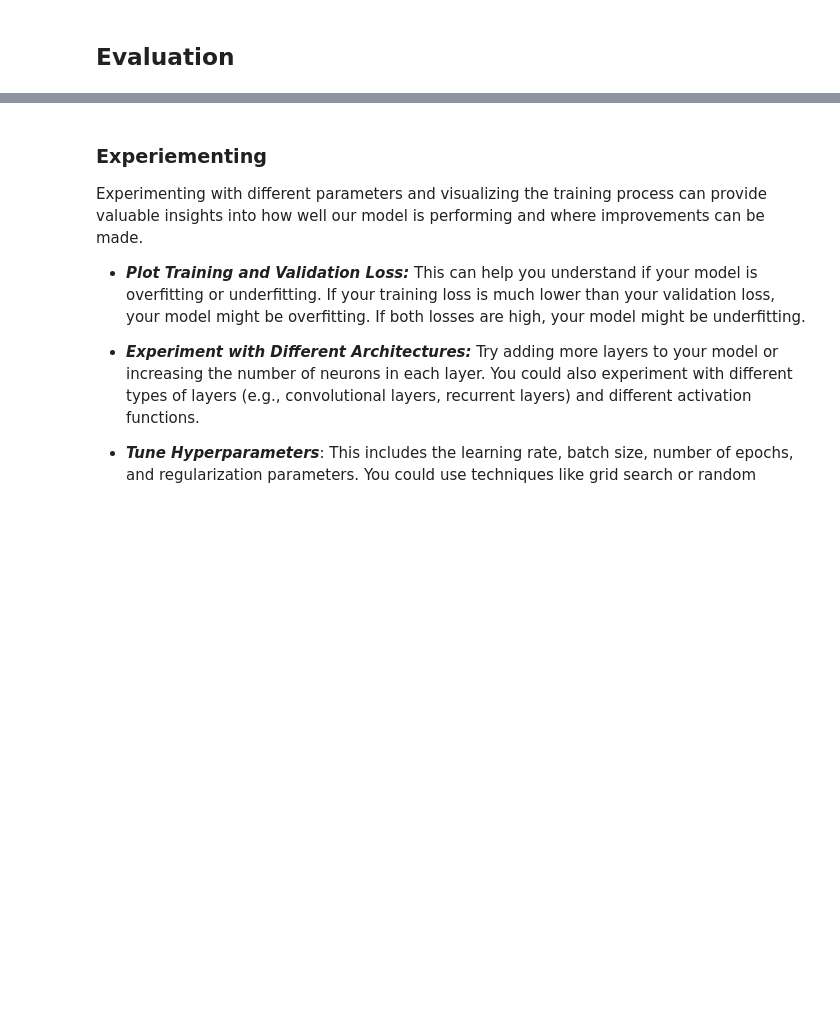
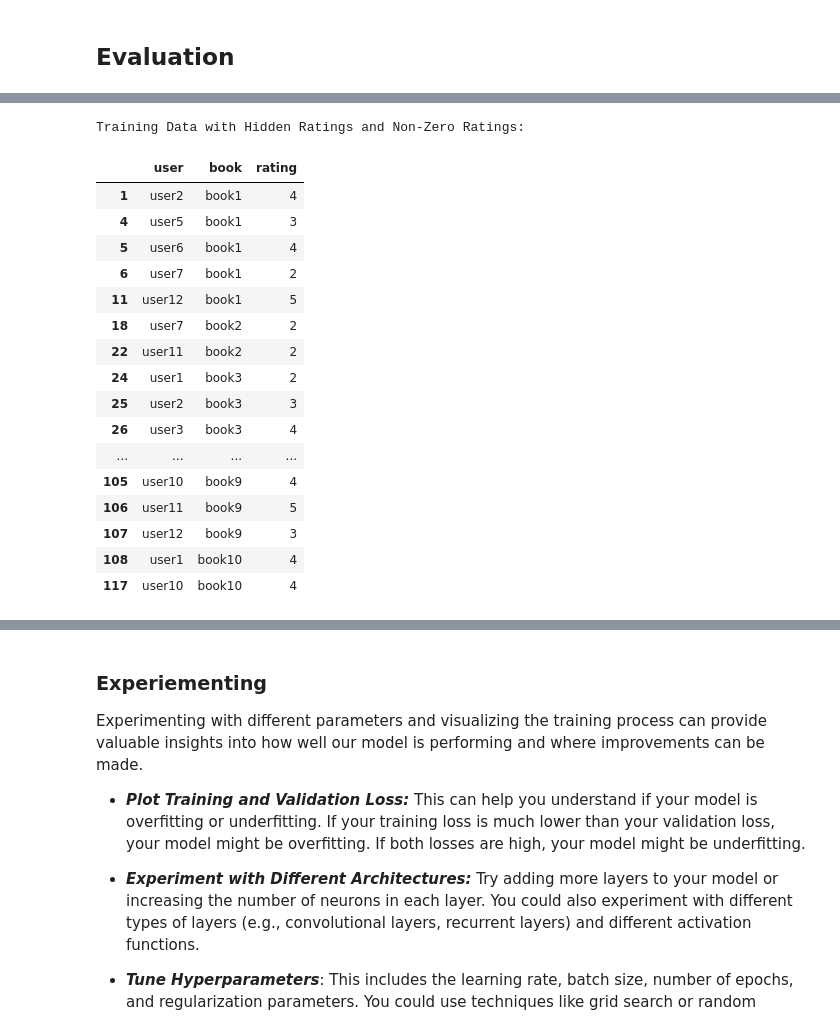
Before and after one commit to pavsingh7/Masters-Dissertation, a Jupyter notebook: Code/7 neural_collab_filtering.ipynb, the cells around one changed output, grey strips where cells are left out. Saved outputs shown, nothing was run; the diff lists cells and outputs as text; code cells hidden in the pictures; blank space fills up the shorter version.

```diff
--- a/Code/7 neural_collab_filtering.ipynb
+++ b/Code/7 neural_collab_filtering.ipynb
@@ -64,0 +123,11 @@ x_melt['book'] = x_melt['book'].astype('category')
+# %%
+# Melt the DataFrame into a format where each row is a user-item interaction
+data_hidden = data_hidden.reset_index()
+data_hidden = data_hidden.melt(id_vars=data_hidden.columns[0], var_name='book', value_name='rating')
+
+# change rows with hidden ratings to 0
+data_hidden.iloc[indices_hidden, 2] = 0
+
+print("Melted Data:")
+display(data_hidden)
+data_hidden.to_csv(r"C:\Users\e1002902\Documents\GitHub Repository\Masters-Dissertation\Code\temp_data_hidden.csv")
@@ -65,3 +149,35 @@ x_melt['book'] = x_melt['book'].astype('category')
+# %%
+# rename columns
+data_hidden.columns = ['user', 'book', 'rating']
+
+# Filter out the rows where rating is 0
+data_hidden = data_hidden[data_hidden['rating'] != 0]
+print("Training Data with Hidden Ratings and Non-Zero Ratings:")
+display(data_hidden)
+data_hidden.to_csv(r"C:\Users\e1002902\Documents\GitHub Repository\Masters-Dissertation\Code\temp_data_hidden_zeros.csv")
+
+# Convert user and book to categorical
+data_hidden['user'] = data_hidden['user'].astype('category')
+data_hidden['book'] = data_hidden['book'].astype('category')
+# %% [output]
+Training Data with Hidden Ratings and Non-Zero Ratings:
+|  | user | book | rating |
+| 1 | user2 | book1 | 4 |
+| 4 | user5 | book1 | 3 |
+| 5 | user6 | book1 | 4 |
+| 6 | user7 | book1 | 2 |
+| 11 | user12 | book1 | 5 |
+| 18 | user7 | book2 | 2 |
+| 22 | user11 | book2 | 2 |
+| 24 | user1 | book3 | 2 |
+| 25 | user2 | book3 | 3 |
+| 26 | user3 | book3 | 4 |
+| ... | ... | ... | ... |
+| 105 | user10 | book9 | 4 |
+| 106 | user11 | book9 | 5 |
+| 107 | user12 | book9 | 3 |
+| 108 | user1 | book10 | 4 |
+| 117 | user10 | book10 | 4 |
 # %%
 # Create user and book embedding layers
 user_input = Input(shape=(1,), dtype='int32', name='user_input')
```
Also changed, not shown: parts of 15 cells of this notebook, 1 other file.
